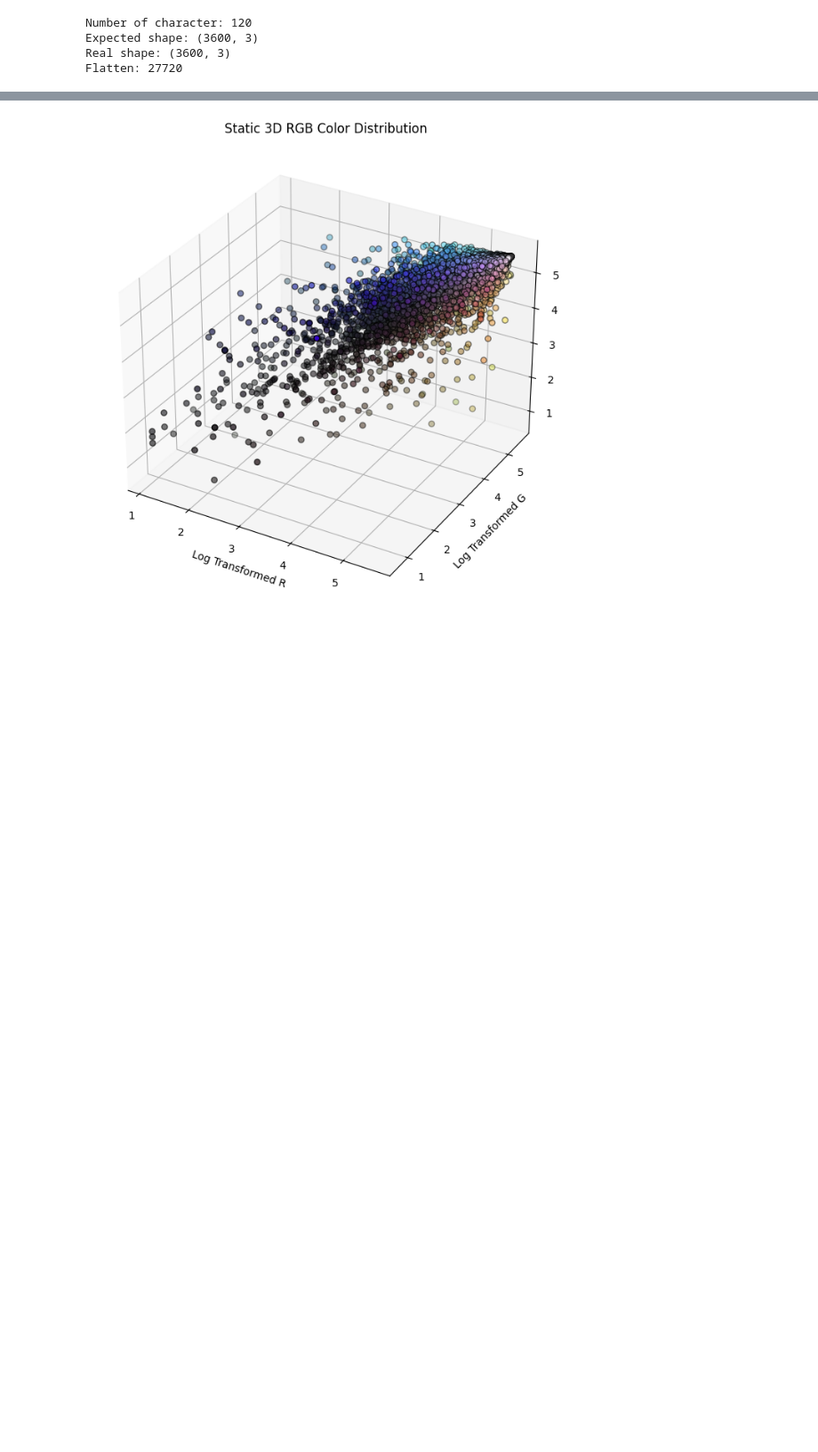
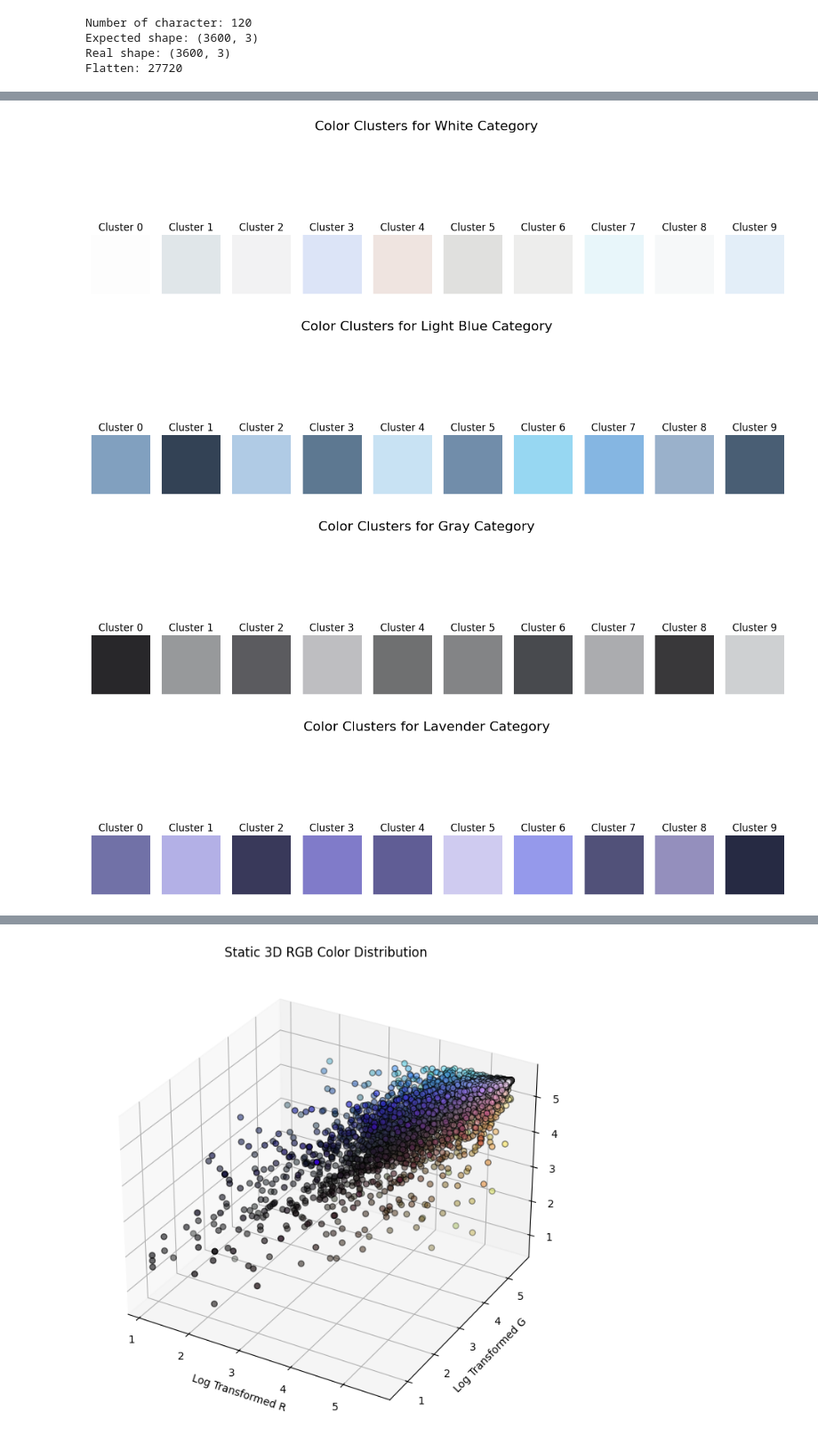
Before and after one commit to MarcoAlandAdinanda/Deep_Anime_Color_Palette_Analysis, a Jupyter notebook: statAnalysis.ipynb, the cells around one changed output, grey strips where cells are left out. Shown at 89% size. Cells and saved outputs as stored; diff of their text form; code cells hidden in the pictures; blank space fills up the shorter version.

```diff
--- a/statAnalysis.ipynb
+++ b/statAnalysis.ipynb
@@ -251,0 +374,80 @@ Flatten: 27720
+# %%
+import matplotlib.pyplot as plt
+import numpy as np
+from sklearn.cluster import KMeans
+
+# Loop through each unique color category
+for color in df_rgb['Color Category'].unique():
+    # Extract data for the current color category
+    data = df_rgb.loc[df_rgb['Color Category'] == color].to_numpy()[:, :-1]
+
+    # Check if the data has enough points for clustering
+    if len(data) == 0:
+        print(f"No data available for the '{color}' category.")
+        continue
+    elif len(data) == 1:
+        # If there's only one data point, display it directly
+        print(f"Only one data point for the '{color}' category. Displaying it as a single cluster.")
+        cluster_centers = data / 255.0  # Normalize to [0, 1]
+    else:
+        # Apply KMeans clustering if there are enough data points
+        n_clusters = min(10, len(data))  # Ensure n_clusters does not exceed the number of data points
+        kmeans = KMeans(n_clusters=n_clusters, random_state=42, n_init=10)
+        cluster_labels = kmeans.fit_predict(data)
+        cluster_centers = kmeans.cluster_centers_ / 255.0  # Normalize to [0, 1]
+
+    # Create a figure to display the color swatches
+    fig, axes = plt.subplots(1, len(cluster_centers), figsize=(15, 5))
+    fig.suptitle(f'Color Clusters for {color} Category', fontsize=16)
+
+    # Display each cluster's average color as a swatch
+    for i, color_swatch in enumerate(cluster_centers):
+        axes[i].imshow([[color_swatch]])  # Display the color as a single-pixel image
+        axes[i].axis('off')  # Hide axes
+        axes[i].set_title(f'Cluster {i}')
+
+    plt.show()
+
+# import matplotlib.pyplot as plt
+# import numpy as np
+# from sklearn.cluster import KMeans
+
+# # Loop through each unique color category
+# for color in df_rgb['Color Category'].unique():
+#     # Extract data for the current color category
+#     data = df_rgb.loc[df_rgb['Color Category'] == color].to_numpy()[:, :-1]
+
+#     # Check if the data has enough points for clustering
+#     if len(data) == 0:
+#         print(f"No data available for the '{color}' category.")
+#         continue
+#     elif len(data) == 1:
+#         # If there's only one data point, display it directly
+#         print(f"Only one data point for the '{color}' category. Displaying it as a single color.")
+#         cluster_centers = data / 255.0  # Normalize to [0, 1]
+#     else:
+#         # Apply KMeans clustering if there are enough data points
+#         n_clusters = min(10, len(data))  # Ensure n_clusters does not exceed the number of data points
+#         kmeans = KMeans(n_clusters=n_clusters, random_state=42, n_init=10)
+#         cluster_labels = kmeans.fit_predict(data)
+#         cluster_centers = kmeans.cluster_centers_ / 255.0  # Normalize to [0, 1]
+
+#     # Create a figure to display the colors
+#     fig, ax = plt.subplots(figsize=(10, 2))
+#     fig.suptitle(f'Color Clusters for {color} Category', fontsize=16)
+
+#     # Display the colors as horizontal swatches
+#     for i, color_swatch in enumerate(cluster_centers):
+#         ax.add_patch(plt.Rectangle((i, 0), 1, 1, color=color_swatch))  # Draw a colored rectangle
+
+#     # Set limits and hide axes
+#     ax.set_xlim(0, len(cluster_centers))
+#     ax.set_ylim(0, 1)
+#     ax.axis('off')  # Hide axes
+
+    plt.show()
+# %% [output]
+[figure, added]
+[figure, added]
+[figure, added]
+[figure, added]
```
Also changed, not shown: parts of 19 cells of this notebook.
